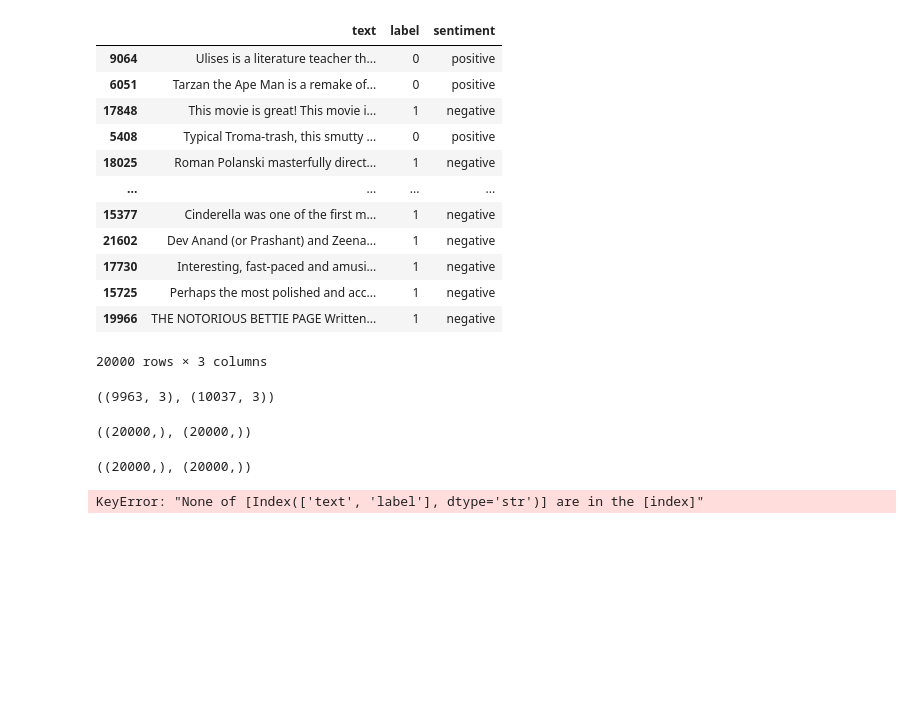
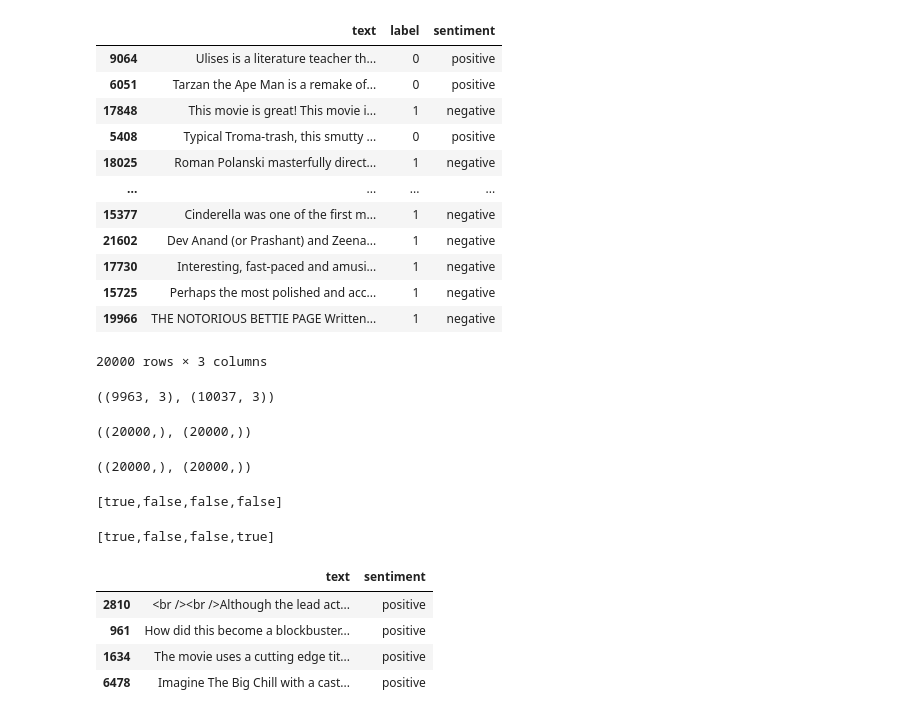
Before and after one commit to Wiss-byte/TP1-wissal-Prompt-Engineerin-For-Multi-Agent-Systems, a Jupyter notebook: sma.ipynb, the cells around one changed output. Saved outputs shown, nothing was run; the diff lists cells and outputs as text; code cells hidden in the pictures; blank space fills up the shorter version.

```diff
--- a/sma.ipynb
+++ b/sma.ipynb
@@ -498,14 +498,25 @@ negative_reviews = (examples_df.sentiment == 'negative')
 (positive_reviews.shape, negative_reviews.shape)
 # %% [output]
 ((20000,), (20000,))
+# %%
+negative_examples = negative_reviews.sample(4).to_json(orient='records')
+print(negative_examples)
+# %% [output]
+[true,false,false,false]
 # %%
-positive_examples=(positive_reviews[columns]
-                   .sample(4)
-                   .to_json(orient='records')
-                   )
+positive_examples = positive_reviews.sample(4).to_json(orient='records')
+print(positive_examples)
 # %% [output]
-KeyError: "None of [Index(['text', 'label'], dtype='str')] are in the [index]"
+[true,false,false,true]
 # %%
 columns = ['text', 'sentiment']
 positive_examples = examples_df.loc[positive_reviews, columns].sample(4)
 negative_examples = examples_df.loc[negative_reviews, columns].sample(4)
+# %%
+positive_examples
+# %% [output]
+|  | text | sentiment |
+| 2810 | <br /><br />Although the lead act... | positive |
+| 961 | How did this become a blockbuster... | positive |
+| 1634 | The movie uses a cutting edge tit... | positive |
+| 6478 | Imagine The Big Chill with a cast... | positive |
```
Also changed, not shown: parts of 14 cells of this notebook.
